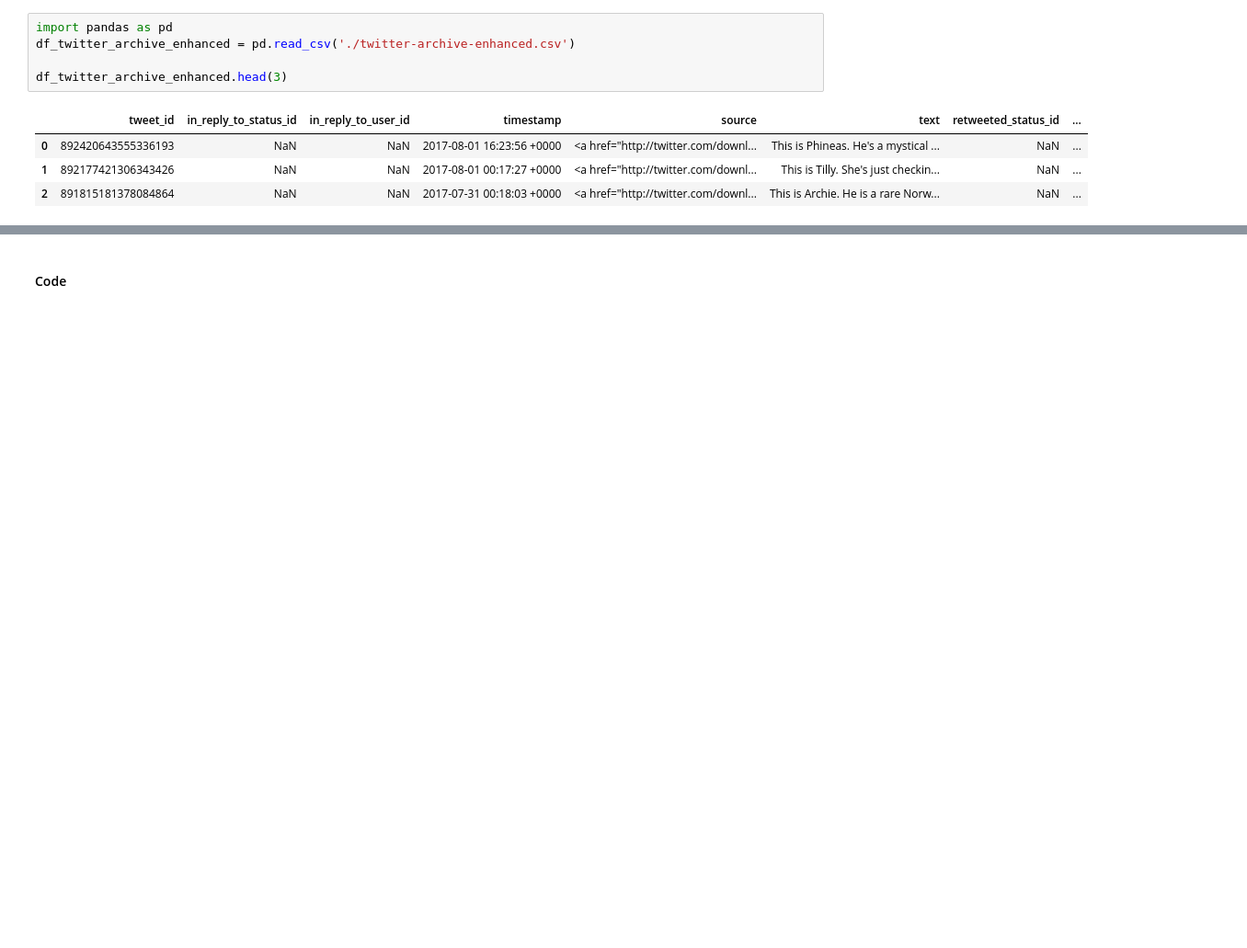
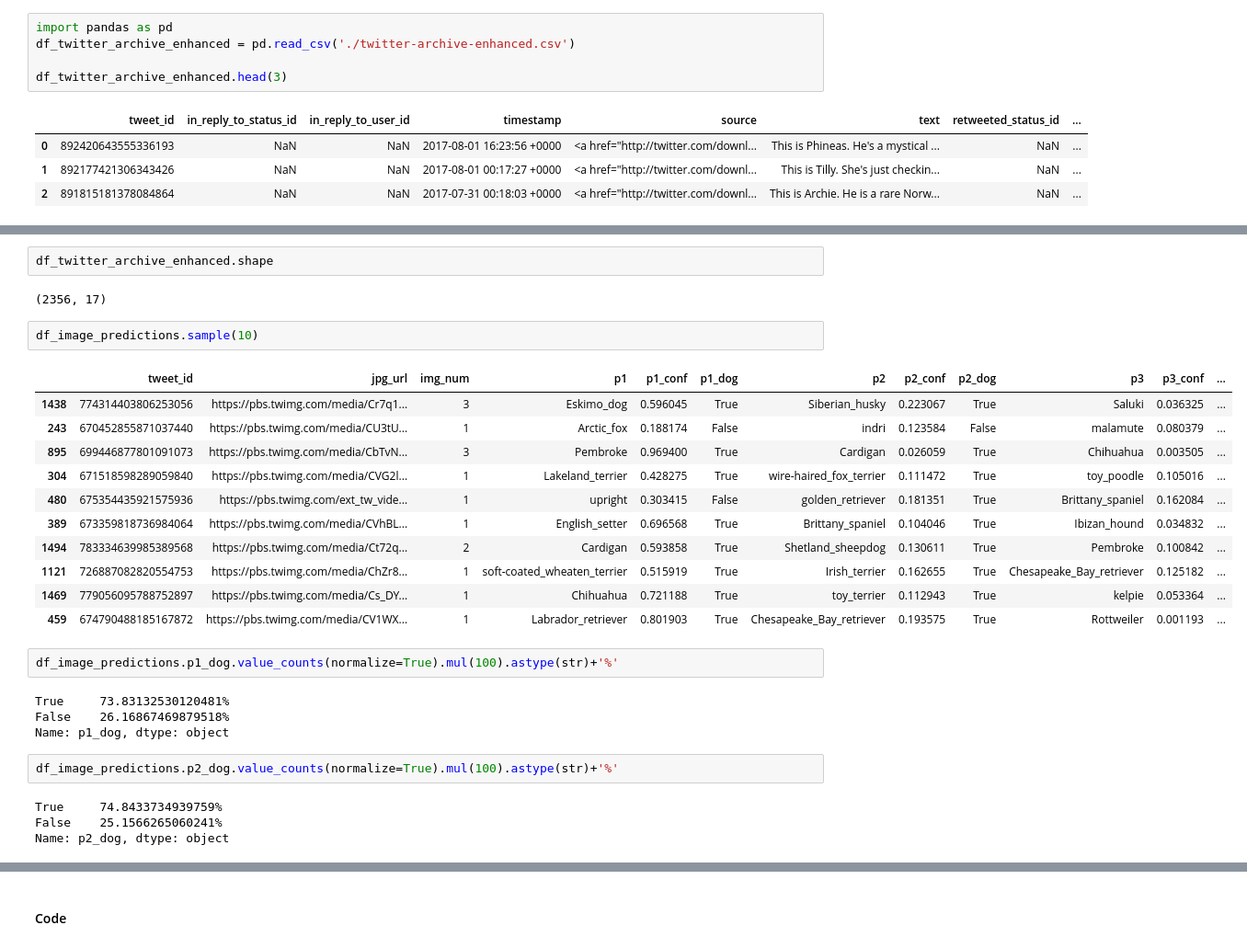
Before and after one commit to josuablejeru/project_3_data_wrangle_and_analyze_data, a Jupyter notebook: wrangle_act.ipynb, the cells around one changed output, grey strips where cells are left out. Shown: that part at 92% size. Cells and saved outputs as stored; diff of their text form; blank space fills up the shorter version.

```diff
--- a/wrangle_act.ipynb
+++ b/wrangle_act.ipynb
@@ -40,0 +154,30 @@ df_image_predictions.head(2)
+# %%
+df_twitter_archive_enhanced.shape
+# %% [output]
+(2356, 17)
+# %%
+df_image_predictions.sample(10)
+# %% [output]
+|  | tweet_id | jpg_url | img_num | p1 | p1_conf | p1_dog | p2 | p2_conf | p2_dog | p3 | p3_conf | ... |
+| 1438 | 774314403806253056 | https://pbs.twimg.com/media/Cr7q1... | 3 | Eskimo_dog | 0.596045 | True | Siberian_husky | 0.223067 | True | Saluki | 0.036325 | ... |
+| 243 | 670452855871037440 | https://pbs.twimg.com/media/CU3tU... | 1 | Arctic_fox | 0.188174 | False | indri | 0.123584 | False | malamute | 0.080379 | ... |
+| 895 | 699446877801091073 | https://pbs.twimg.com/media/CbTvN... | 3 | Pembroke | 0.969400 | True | Cardigan | 0.026059 | True | Chihuahua | 0.003505 | ... |
+| 304 | 671518598289059840 | https://pbs.twimg.com/media/CVG2l... | 1 | Lakeland_terrier | 0.428275 | True | wire-haired_fox_terrier | 0.111472 | True | toy_poodle | 0.105016 | ... |
+| 480 | 675354435921575936 | https://pbs.twimg.com/ext_tw_vide... | 1 | upright | 0.303415 | False | golden_retriever | 0.181351 | True | Brittany_spaniel | 0.162084 | ... |
+| 389 | 673359818736984064 | https://pbs.twimg.com/media/CVhBL... | 1 | English_setter | 0.696568 | True | Brittany_spaniel | 0.104046 | True | Ibizan_hound | 0.034832 | ... |
+| 1494 | 783334639985389568 | https://pbs.twimg.com/media/Ct72q... | 2 | Cardigan | 0.593858 | True | Shetland_sheepdog | 0.130611 | True | Pembroke | 0.100842 | ... |
+| 1121 | 726887082820554753 | https://pbs.twimg.com/media/ChZr8... | 1 | soft-coated_wheaten_terrier | 0.515919 | True | Irish_terrier | 0.162655 | True | Chesapeake_Bay_retriever | 0.125182 | ... |
+| 1469 | 779056095788752897 | https://pbs.twimg.com/media/Cs_DY... | 1 | Chihuahua | 0.721188 | True | toy_terrier | 0.112943 | True | kelpie | 0.053364 | ... |
+| 459 | 674790488185167872 | https://pbs.twimg.com/media/CV1WX... | 1 | Labrador_retriever | 0.801903 | True | Chesapeake_Bay_retriever | 0.193575 | True | Rottweiler | 0.001193 | ... |
+# %%
+df_image_predictions.p1_dog.value_counts(normalize=True).mul(100).astype(str)+'%'
+# %% [output]
+True     73.83132530120481%
+False    26.16867469879518%
+Name: p1_dog, dtype: object
+# %%
+df_image_predictions.p2_dog.value_counts(normalize=True).mul(100).astype(str)+'%'
+# %% [output]
+True     74.8433734939759%
+False    25.1566265060241%
+Name: p2_dog, dtype: object
```
Also changed, not shown: parts of 68 cells of this notebook.
